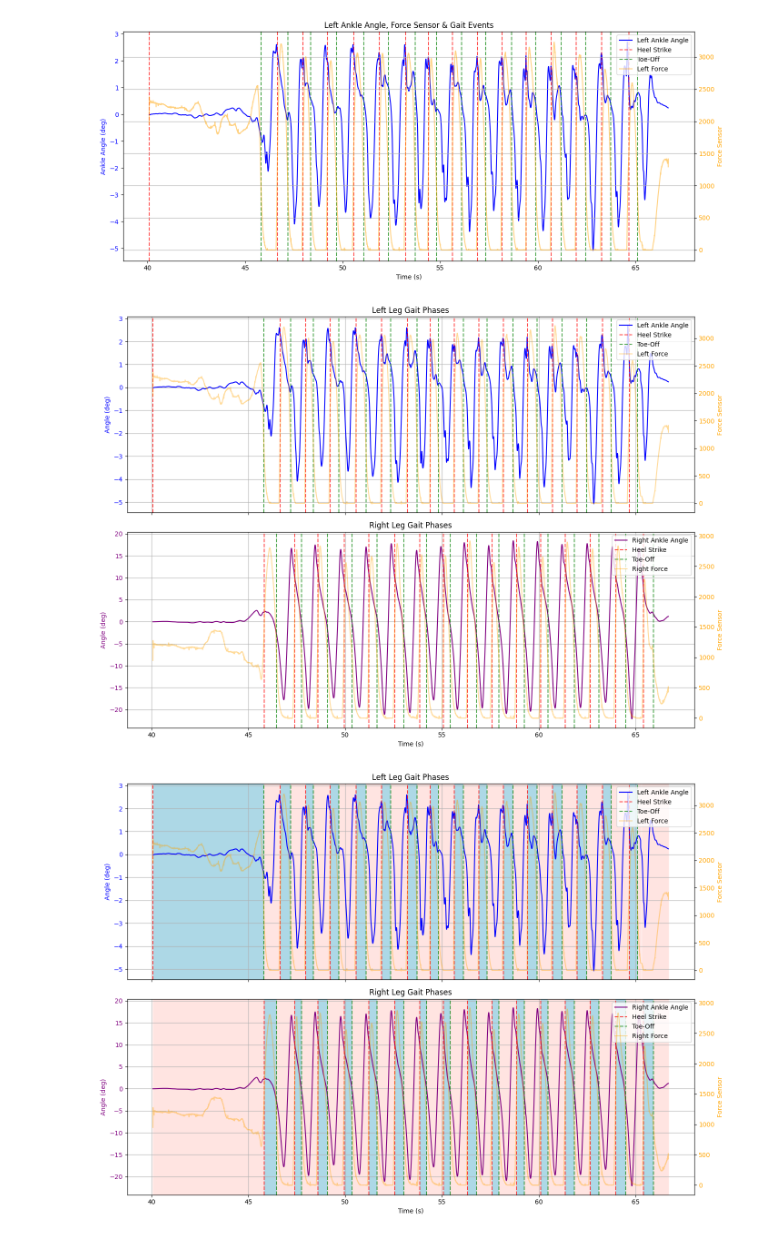
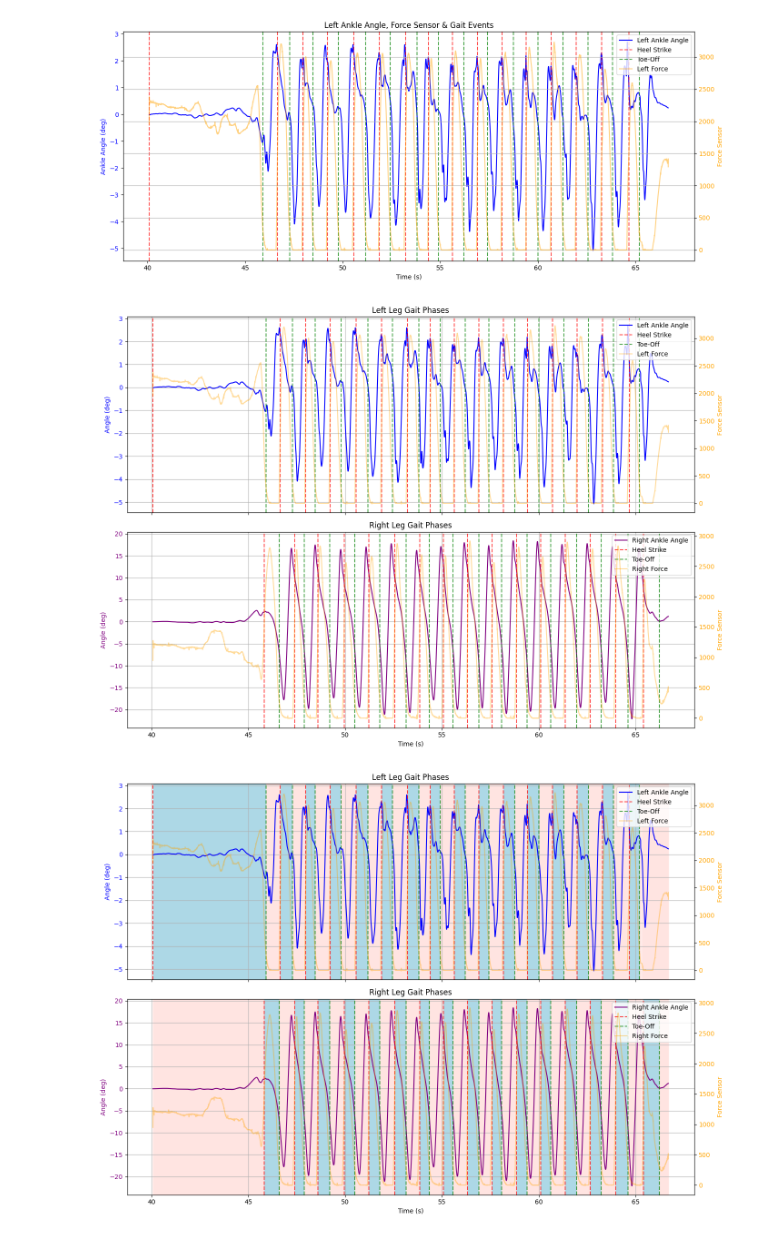
Before and after one commit to manoj1749/gait-research, a Jupyter notebook: gait_events.ipynb, the cells around one changed output. Drawn from its saved outputs; the diff is of its cells as text; code cells hidden in the pictures.

Commit message:
gait cycle

```diff
--- a/gait_events.ipynb
+++ b/gait_events.ipynb
@@ -43,23 +43,41 @@ def integrate_gyro(gyro_data, time, initial_angle=0):
 # -------------------------------
 # 4. Detect Gait Phases
 # -------------------------------
-def label_gait_phases(force, knee_angle, time, hs_thresh=1500, to_thresh=1000, flex_thresh=30):
+def label_gait_phases(force, knee_angle, time, hs_thresh=1500, to_thresh=300, flex_thresh=30):
+    """
+    Labels each timestep of the gait cycle with one of:
+    'Heel Strike', 'Stance', 'Toe-Off', 'Swing'
+
+    Parameters:
+        force       : list or array of force sensor values
+        knee_angle  : list or array of knee joint angles
+        time        : list or array of timestamps
+        hs_thresh   : threshold to detect Heel Strike
+        to_thresh   : threshold to detect Toe-Off (low force)
+        flex_thresh : knee flexion threshold to assume swing
+
+    Returns:
+        labels      : list of gait phase labels
+        heel_strikes: list of timestamps of detected Heel Strikes
+        toe_offs    : list of timestamps of detected Toe-Offs
+    """
     labels = []
     heel_strikes = []
     toe_offs = []
-    stance = False
+    stance = False  # whether the foot is currently in stance
 
     for i in range(1, len(force)):
         if not stance:
+            # Detect Heel Strike
             if force[i] > hs_thresh:
                 stance = True
                 heel_strikes.append(time[i])
                 labels.append("Heel Strike")
-            elif knee_angle[i] > flex_thresh:
+            # Otherwise, Swing phase (flexed knee or foot off ground)
+            else:
                 labels.append("Swing")
-            else:
-                labels.append("Mid-air")
         else:
+            # Detect Toe-Off
             if force[i] < to_thresh:
                 stance = False
                 toe_offs.append(time[i])
@@ -67,8 +85,11 @@ def label_gait_phases(force, knee_angle, time, hs_thresh=1500, to_thresh=1000, f
             else:
                 labels.append("Stance")
 
-    labels = ["Start"] + labels
+    # First sample handling
+    labels = ["Start"] + labels  # padding to keep same length
     return labels[:len(force)], heel_strikes, toe_offs
+
+
 
 # -------------------------------
 # 5. Example Usage
@@ -201,7 +222,7 @@ plt.grid()
 plt.tight_layout()
 plt.show()
 # %% [output]
-[figure, old version]
+[figure, new version]
 # %%
 # --- RIGHT LEG ANGLE CALCULATION ---
 right_ankle_gyro = data[["RA_GyroX_filtered", "RA_GyroY_filtered", "RA_GyroZ_filtered"]].to_numpy()
@@ -294,7 +315,7 @@ ax3.grid()
 plt.tight_layout()
 plt.show()
 # %% [output]
-[figure, old version]
+[figure, new version]
 # %%
 left_gait_phase = labels
 right_gait_phase = right_labels
@@ -311,7 +332,7 @@ ax2 = ax1.twinx()
 for i in range(1, len(time)):
     if left_gait_phase[i] == "Stance":
         ax1.axvspan(time[i - 1], time[i], color='lightblue', alpha=0.3)
-    else:
+    elif left_gait_phase[i] == "Swing":
         ax1.axvspan(time[i - 1], time[i], color='mistyrose', alpha=0.3)
 
 
@@ -346,38 +367,38 @@ ax4 = ax3.twinx()
 for i in range(1, len(time_r)):
     if right_gait_phase[i] == "Stance":
         ax3.axvspan(time_r[i - 1], time_r[i], color='lightblue', alpha=0.3)
-    else:
+    elif right_gait_phase[i] == "Swing":
         ax3.axvspan(time_r[i - 1], time_r[i], color='mistyrose', alpha=0.3)
 
 
 # Plot angle
 ax3.plot(time_r, right_ankle_angle, label="Right Ankle Angle", color='purple')
 ax3.set_ylabel("Angle (deg)", color='purple')
 ax3.tick_params(axis='y', labelcolor='purple')
 ax3.set_xlabel("Time (s)")
 ax3.set_title("Right Leg Gait Phases")
 
 # Plot force
 ax4.plot(time_r, right_force, label="Right Force", color='orange', alpha=0.4)
 ax4.set_ylabel("Force Sensor", color='orange')
 ax4.tick_params(axis='y', labelcolor='orange')
 
 # Events
 for i, hs in enumerate(right_heel_strikes):
     ax3.axvline(hs, color='red', linestyle='--', alpha=0.7, label='Heel Strike' if i == 0 else "")
 for i, to in enumerate(right_toe_offs):
     ax3.axvline(to, color='green', linestyle='--', alpha=0.7, label='Toe-Off' if i == 0 else "")
 
 # Legends
 lines3, labels3 = ax3.get_legend_handles_labels()
 lines4, labels4 = ax4.get_legend_handles_labels()
 ax3.legend(lines3 + lines4, labels3 + labels4, loc="upper right")
 ax3.grid()
 
 plt.tight_layout()
 plt.show()
 # %% [output]
-[figure, old version]
+[figure, new version]
 # %%
 import matplotlib.pyplot as plt
 
```
Also changed, not shown: parts of 7 cells of this notebook, 1 other file.
